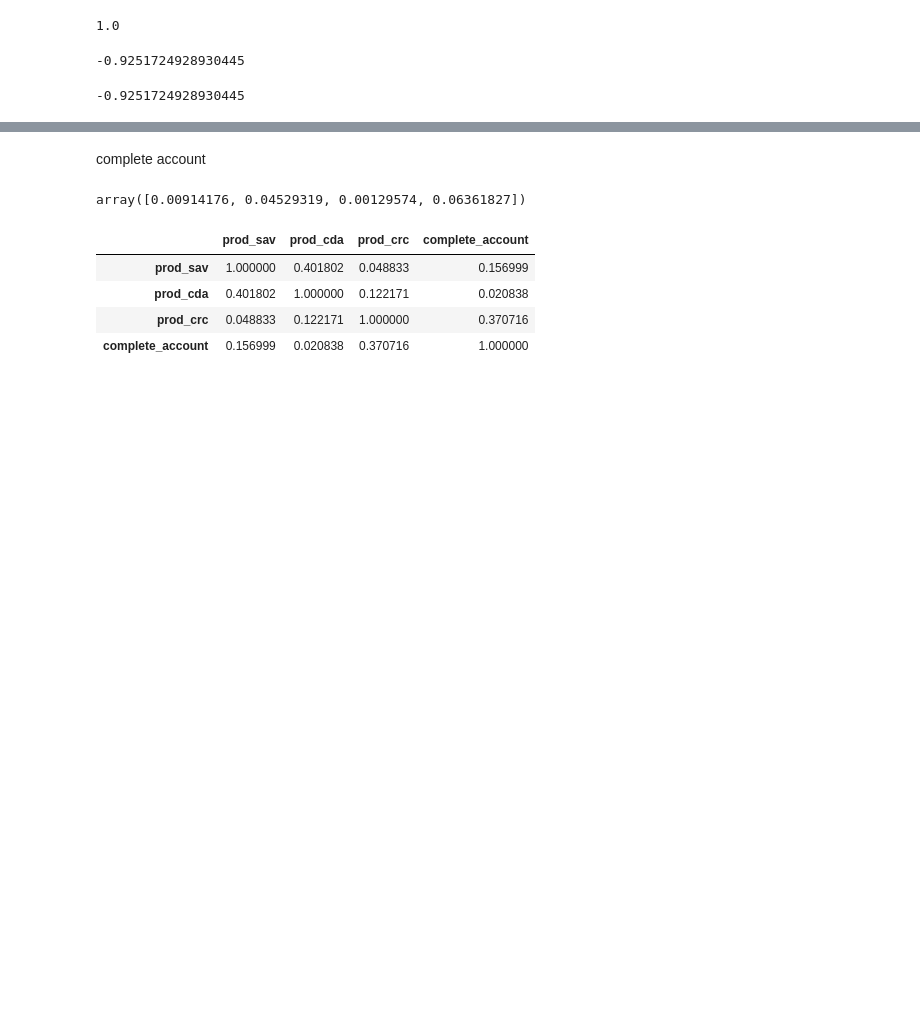
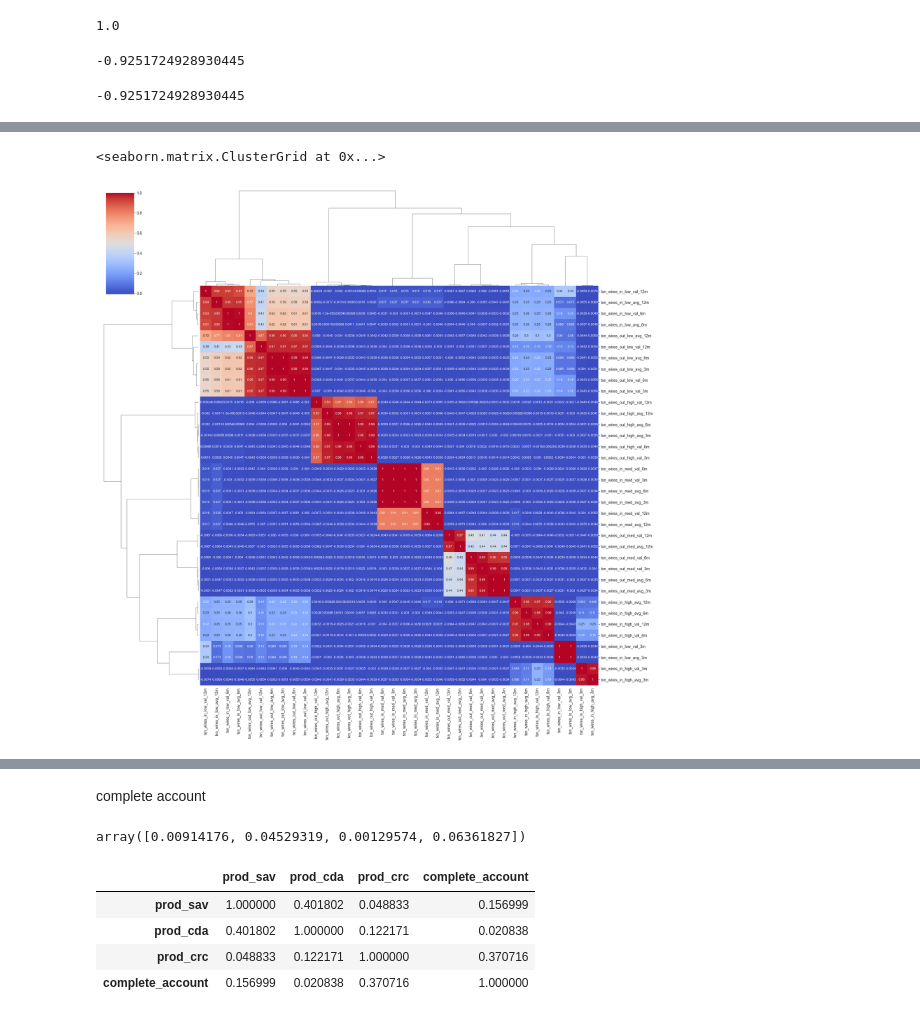
Before and after one commit to kaiwenShen/AML_modelling, a Jupyter notebook: AML_ml.ipynb, the cells around one changed output, grey strips where cells are left out. Saved outputs shown, nothing was run; the diff lists cells and outputs as text; code cells hidden in the pictures; blank space fills up the shorter version.

```diff
--- a/AML_ml.ipynb
+++ b/AML_ml.ipynb
@@ -139,0 +316,10 @@ possible_feature.corr()
+# %%
+hml_condition_with_avg_val = data.iloc[:, 50:-2].columns.str.contains('high|med|low') & data.iloc[:,
+                                                                                        50:-2].columns.str.contains(
+    'avg|val')
+# %%
+sns.clustermap(data.iloc[:, 50:-2].loc[:, hml_condition_with_avg_val].corr(), method='ward', cmap='coolwarm',
+               figsize=(20, 20), annot=True, annot_kws={'size': 8})
+# %% [output]
+<seaborn.matrix.ClusterGrid at 0x...>
+[figure, added]
```
Also changed, not shown: parts of 95 cells of this notebook.
